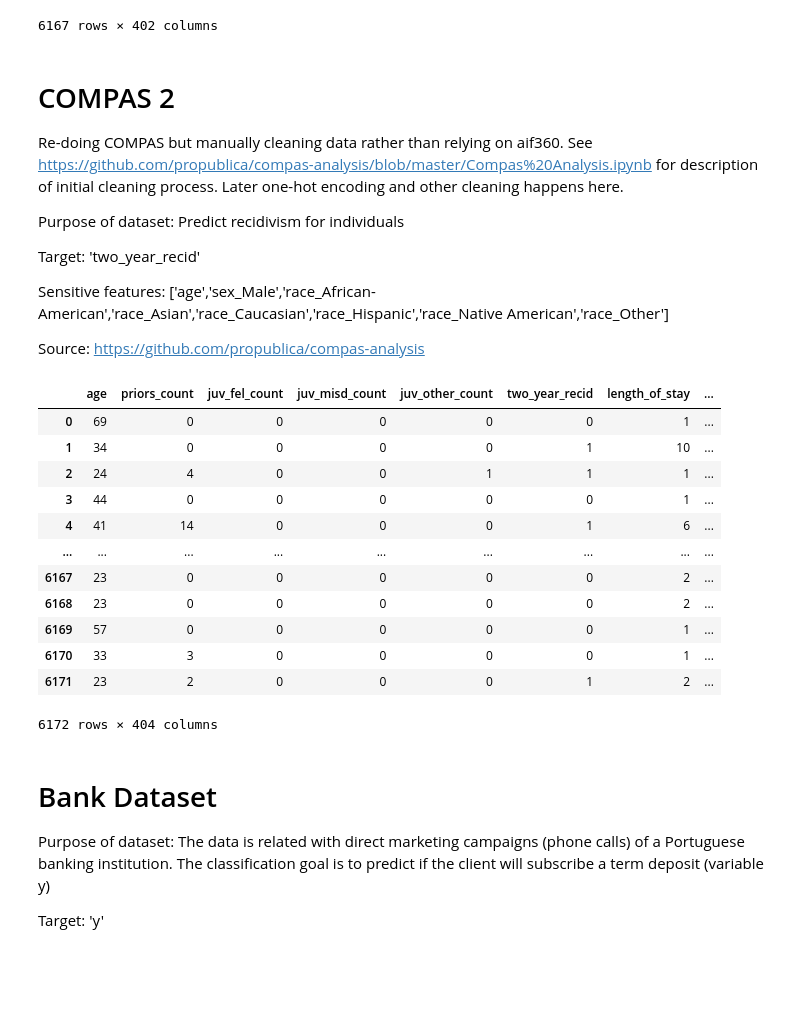
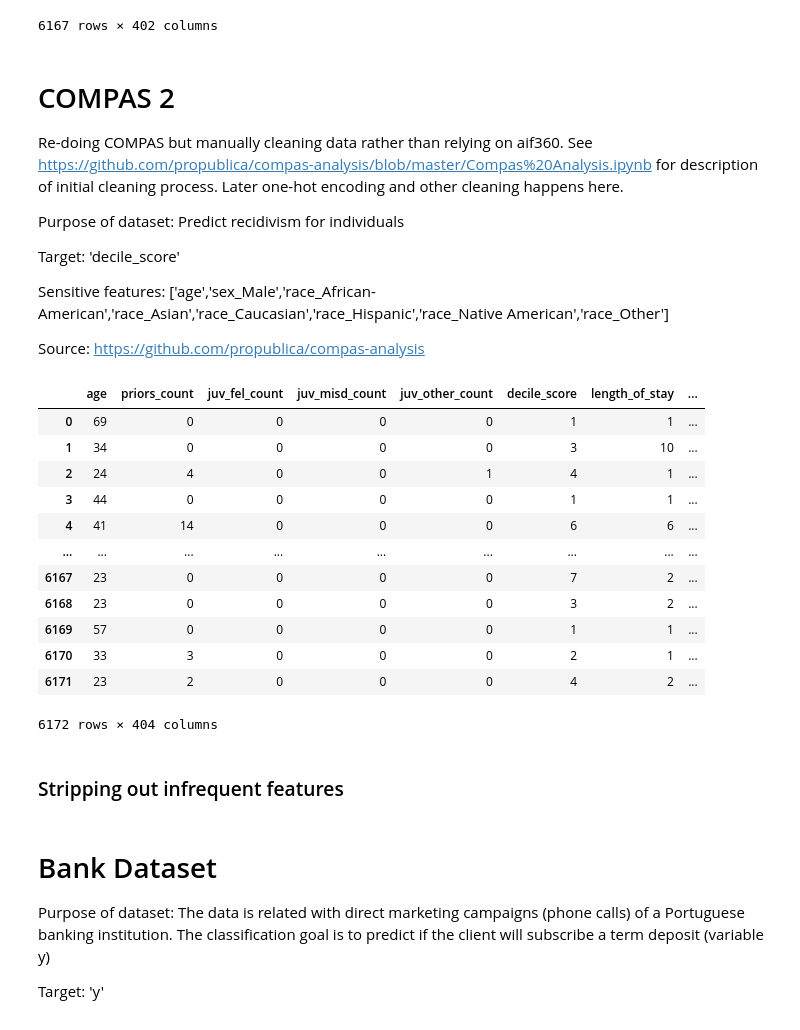
Before and after one commit to safr-ai-lab/xai-disparity, a Jupyter notebook: datasets.ipynb, the cells around one changed output. Drawn from its saved outputs; the diff is of its cells as text; code cells hidden in the pictures; blank space fills up the shorter version.

```diff
--- a/datasets.ipynb
+++ b/datasets.ipynb
@@ -63,7 +63,7 @@ Re-doing COMPAS but manually cleaning data rather than relying on aif360. See ht
 
 Purpose of dataset: Predict recidivism for individuals
 
-Target: 'two_year_recid'
+Target: 'decile_score'
 
 Sensitive features: ['age','sex_Male','race_African-American','race_Asian','race_Caucasian','race_Hispanic','race_Native American','race_Other']
 
@@ -73,24 +73,24 @@ compas2_df = pd.read_csv('data/compas/compas.csv')
 # %%
 compas2_df = clean_data(compas2_df,
                         categoricals = ['c_charge_desc','race'],
                         binary_cats = ['c_charge_degree', 'sex'],
                         drops=['score_text','priors_1','priors_234','priors_5plus','length_of_stay_thresh',
                                'juv_fel_1plus','juv_misd_1plus','juv_other_1plus','charge_any_drug',
-                               'charge_any_violence_aggression','charge_any_theft','decile_score'])
+                               'charge_any_violence_aggression','charge_any_theft','two_year_recid'])
 compas2_df
 # %% [output]
-|  | age | priors_count | juv_fel_count | juv_misd_count | juv_other_count | two_year_recid | length_of_stay | ... |
-| 0 | 69 | 0 | 0 | 0 | 0 | 0 | 1 | ... |
-| 1 | 34 | 0 | 0 | 0 | 0 | 1 | 10 | ... |
-| 2 | 24 | 4 | 0 | 0 | 1 | 1 | 1 | ... |
-| 3 | 44 | 0 | 0 | 0 | 0 | 0 | 1 | ... |
-| 4 | 41 | 14 | 0 | 0 | 0 | 1 | 6 | ... |
+|  | age | priors_count | juv_fel_count | juv_misd_count | juv_other_count | decile_score | length_of_stay | ... |
+| 0 | 69 | 0 | 0 | 0 | 0 | 1 | 1 | ... |
+| 1 | 34 | 0 | 0 | 0 | 0 | 3 | 10 | ... |
+| 2 | 24 | 4 | 0 | 0 | 1 | 4 | 1 | ... |
+| 3 | 44 | 0 | 0 | 0 | 0 | 1 | 1 | ... |
+| 4 | 41 | 14 | 0 | 0 | 0 | 6 | 6 | ... |
 | ... | ... | ... | ... | ... | ... | ... | ... | ... |
-| 6167 | 23 | 0 | 0 | 0 | 0 | 0 | 2 | ... |
-| 6168 | 23 | 0 | 0 | 0 | 0 | 0 | 2 | ... |
-| 6169 | 57 | 0 | 0 | 0 | 0 | 0 | 1 | ... |
-| 6170 | 33 | 3 | 0 | 0 | 0 | 0 | 1 | ... |
-| 6171 | 23 | 2 | 0 | 0 | 0 | 1 | 2 | ... |
+| 6167 | 23 | 0 | 0 | 0 | 0 | 7 | 2 | ... |
+| 6168 | 23 | 0 | 0 | 0 | 0 | 3 | 2 | ... |
+| 6169 | 57 | 0 | 0 | 0 | 0 | 1 | 1 | ... |
+| 6170 | 33 | 3 | 0 | 0 | 0 | 2 | 1 | ... |
+| 6171 | 23 | 2 | 0 | 0 | 0 | 4 | 2 | ... |
 6172 rows × 404 columns
 # %%
 #list(compas2_df.columns)
@@ -98,0 +99,2 @@ compas2_df.to_csv('compas_cleaned.csv',index=False)
+# %% [markdown]
+### Stripping out infrequent features
```
Also changed, not shown: parts of 14 cells of this notebook, 2 other files.
